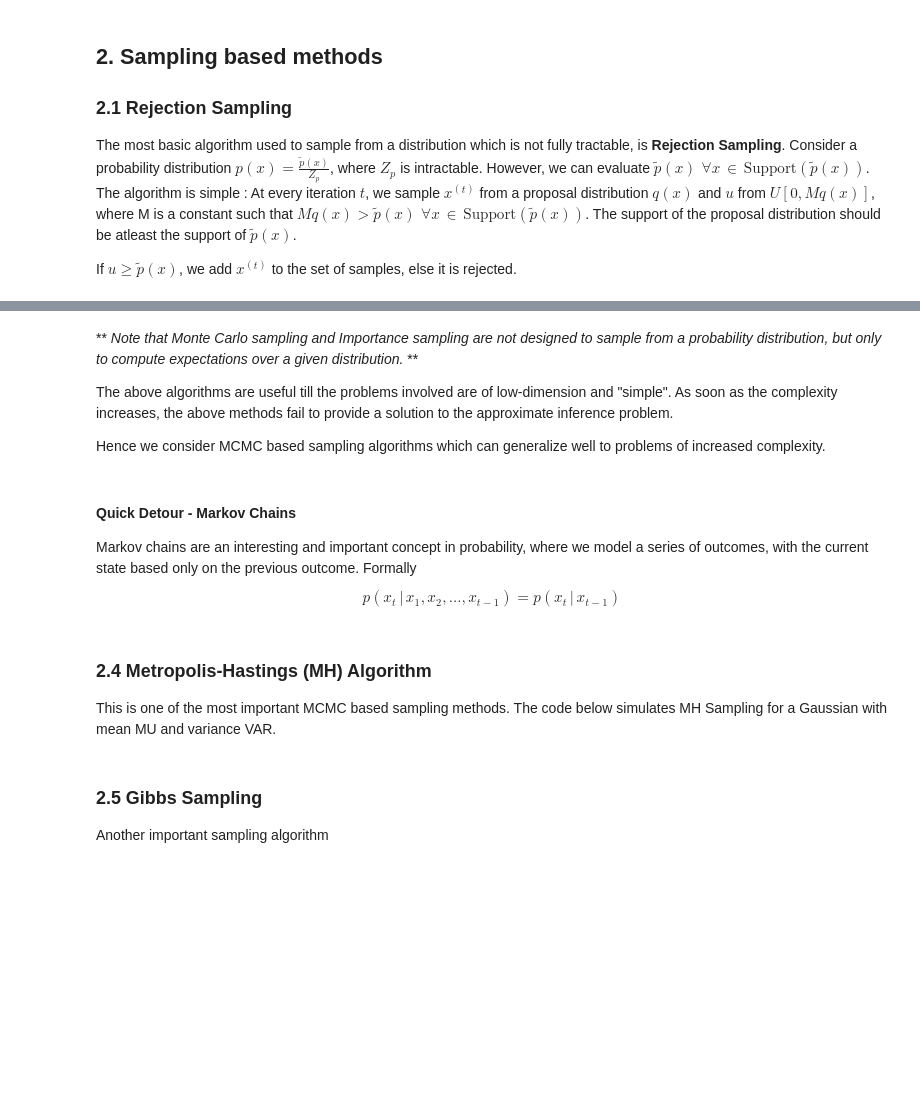
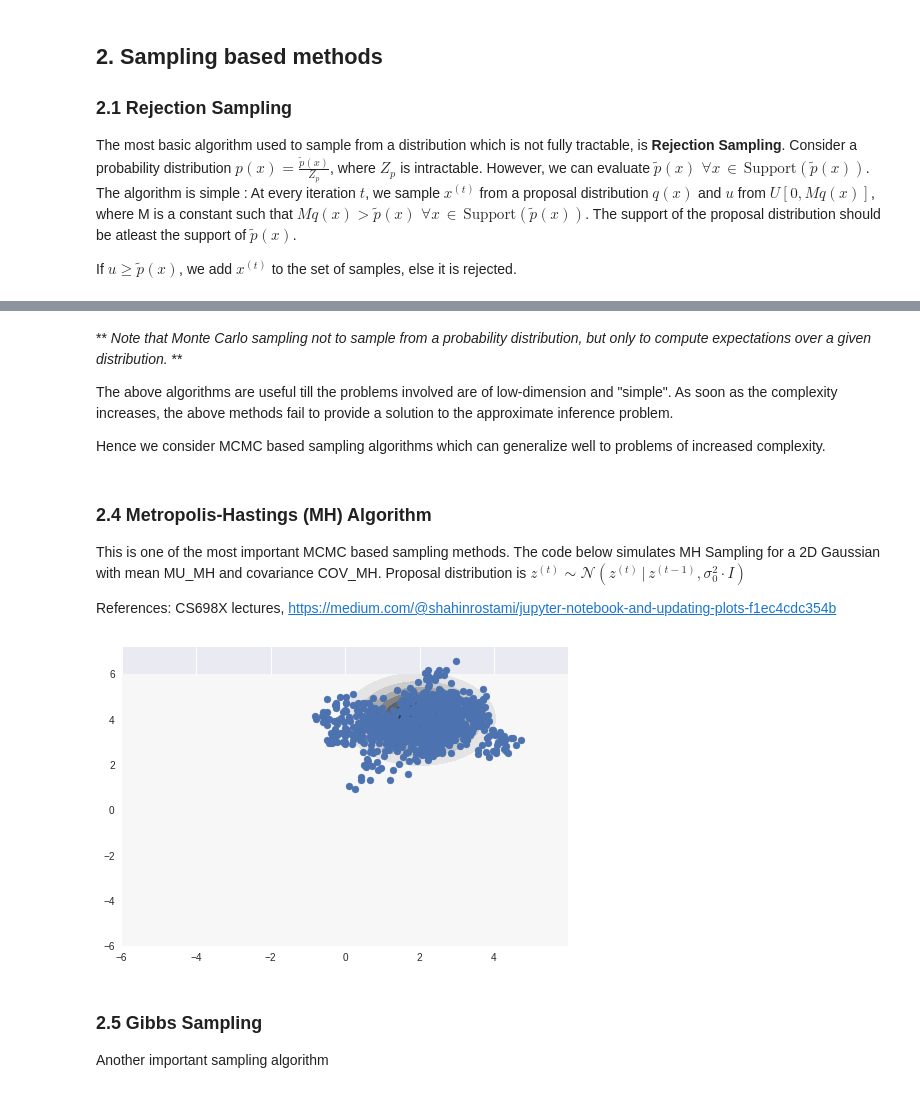
Before and after one commit to pulkitgo/Sampling-for-Approx-inference, a Jupyter notebook: PMI_Demo.ipynb, the cells around one changed output, grey strips where cells are left out. Drawn from its saved outputs; the diff is of its cells as text; code cells hidden in the pictures; blank space fills up the shorter version.

Commit message:
Added MH Sampling

```diff
--- a/PMI_Demo.ipynb
+++ b/PMI_Demo.ipynb
@@ -131,14 +147,12 @@ This quantity can be easily approximated using Monte Carlo sampling such that $$
 # %% [markdown]
-** *Note that Monte Carlo sampling and Importance sampling are not designed to sample from a probability distribution, but only to compute expectations over a given distribution.* **
+** *Note that Monte Carlo sampling  not  to sample from a probability distribution, but only to compute expectations over a given distribution.* **
 
 The above algorithms are useful till the problems involved are of low-dimension and "simple". As soon as the complexity increases, the above methods fail to provide a solution to the approximate inference problem.
 
 Hence we consider MCMC based sampling algorithms which can generalize well to problems of increased complexity.
-# %% [markdown]
-#### Quick Detour - Markov Chains
-
-Markov chains are an interesting and important concept in probability, where we model a series of outcomes, with the current state based only on the previous outcome. Formally $$p(x_t \, | \, x_1,x_2,...,x_{t-1}) = p(x_t\, | \, x_{t-1})$$
 # %% [markdown]
 ### 2.4 Metropolis-Hastings (MH) Algorithm
 
-This is one of the most important MCMC based sampling methods. The code below simulates MH Sampling for a Gaussian with mean MU and variance VAR.
+This is one of the most important MCMC based sampling methods. The code below simulates MH Sampling for a 2D Gaussian with mean MU_MH and covariance COV_MH. Proposal distribution is $z^{(t)} \sim \mathcal{N}(z^{(t)}\, | \,z^{(t-1)},\sigma_0^2\cdot I)$
+
+References: CS698X lectures, https://medium.com/@shahinrostami/jupyter-notebook-and-updating-plots-f1ec4cdc354b
@@ -151,3 +159,59 @@ VAR = 1.
+# %%
+MU_MH = np.array([2.,4.])
+COV_MH = np.array([[1,0],[0,1]])
+
+ACCEPT_VAR = 0.1 #Defined as sigma_0 above
+
+NUM_SAMPLES = 1000
+BURN_IN = 0
+THINNING = 1
+
+def plot_MH_gif(p_c, samples):
+    x = np.linspace(-6,6,100)
+    y = np.linspace(-6,6,100)
+    X, Y = np.mgrid[-6:6:0.01,-6:6:0.01]
+
+    XY = np.dstack((X,Y))
+    p_cXY = p_c.pdf(XY)
+
+    STEPS = 20
+    DELTA = NUM_SAMPLES // STEPS
+
+    for step in range(STEPS):
+        plt.contourf(X,Y,p_cXY)
+        end = int(step*DELTA)
+
+        del_samples = samples[:end+1]
+        plt.scatter(*zip(*del_samples))             #Alpha = transparency of scatter plots
+        display()
+        clear_output(wait=True)
+        plt.pause(0.1)
+
+def metropolis_hastings(p_MH, q):
+    samples = []
+
+    z_old = multivariate_normal([0.,0.], np.identity(2)).rvs()  #Randomly choose z_0
+
+    for idx in range(NUM_SAMPLES * THINNING + BURN_IN):
+        u = uniform.rvs()
+        z_new = multivariate_normal(mean=z_old, cov=ACCEPT_VAR*np.identity(2)).rvs()
+
+        A = 1.
+        if (p_MH.pdf(z_old) * q(z_old).pdf(z_new)) > 0:
+            A = min(1., (p_MH.pdf(z_new) * q(z_new).pdf(z_old)) / (p_MH.pdf(z_old) * q(z_old).pdf(z_new)) )
+
+        if idx > BURN_IN and (idx-BURN_IN) % THINNING == 0 and A > u:
+            samples.append(z_new)
+            z_old = z_new
+
+
+    plot_MH_gif(p_MH, samples)
+
+p_MH = multivariate_normal(mean=MU_MH, cov=COV_MH)
+q = lambda z: multivariate_normal(mean=z, cov=ACCEPT_VAR*np.identity(2)) #Can experiment with other distributions too by modifying this
+metropolis_hastings(p_MH,q)
+# %% [output]
+[figure, added]
 # %% [markdown]
 ### 2.5 Gibbs Sampling
 
```
Also changed, not shown: parts of 7 cells of this notebook.
